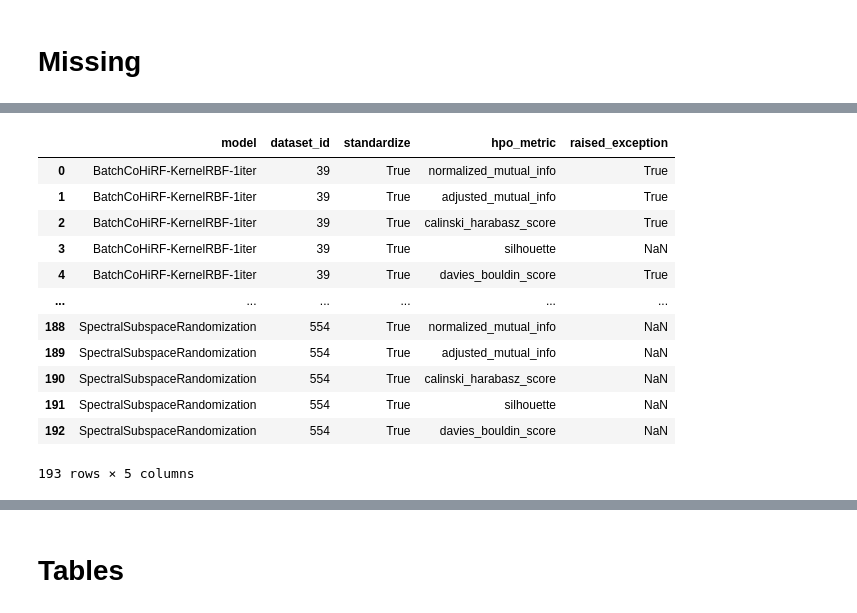
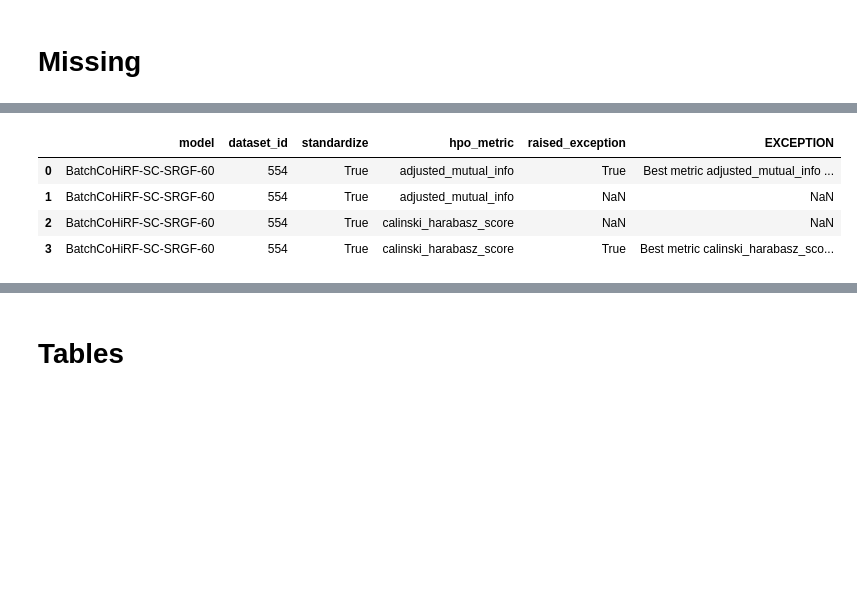
Before and after one commit to BrunoBelucci/cohirf, a Jupyter notebook: analyze_results/analyze_runs_openml_v2.ipynb, the cells around one changed output, grey strips where cells are left out. Cells and saved outputs as stored; diff of their text form; code cells hidden in the pictures; blank space fills up the shorter version.

```diff
--- a/analyze_results/analyze_runs_openml_v2.ipynb
+++ b/analyze_results/analyze_runs_openml_v2.ipynb
@@ -121,6 +124,7 @@ df_runs_raw = df_runs_raw.join(dataset_characteristics, on='dataset_id', rsuffix
 df_runs_raw.to_csv(results_dir / 'df_runs_raw.csv', index=True)
 # %%
 df_runs_raw = pd.read_csv(results_dir / "df_runs_raw.csv", index_col=0)
+df_runs_raw["model"] = df_runs_raw["model"] + "-" + df_runs_raw["n_trials"].astype(str)
 # mask = df_runs_raw["model"].str.contains("CoHiRF")
 # df_runs_raw.loc[mask, "model"] = df_runs_raw.loc[mask].apply(lambda row: f"{row['model']}-{row['n_trials']}", axis=1)
 df_runs_raw_parents = df_runs_raw.copy()
@@ -280,31 +373,17 @@ model_nickname
 # %%
 model_nickname = [
-    # "AffinityPropagation",
-    # "AverageAgglomerativeClustering",
-    # "BatchCoHiRF",
-    "BatchCoHiRF-1iter",
-    # "BatchCoHiRF-DBSCAN",
-    "BatchCoHiRF-DBSCAN-1iter",
-    "BatchCoHiRF-KernelRBF-1iter",
-    "BatchCoHiRF-SC-SRGF",
-    # "Clique",
-    "CoHiRF",
-    "CoHiRF-DBSCAN",
-    "CoHiRF-KernelRBF",
-    # "CompleteAgglomerativeClustering",
-    "DBSCAN",
-    # "HDBSCAN",
-    # "IRFLLRR",
-    "KMeans",
-    # "KMeansProj",
-    "KernelRBFKMeans",
-    # "MeanShift",
-    # "OPTICS",
-    # "Proclus",
-    # "SingleAgglomerativeClustering",
-    # "SpectralClustering",
-    "SpectralSubspaceRandomization",
-    # "WardAgglomerativeClustering",
+    # "BatchCoHiRF-1iter-60",
+    # "BatchCoHiRF-DBSCAN-1iter-60",
+    # "BatchCoHiRF-KernelRBF-1iter-60",
+    "BatchCoHiRF-SC-SRGF-60",
+    # "CoHiRF-60",
+    # "CoHiRF-DBSCAN-60",
+    # "CoHiRF-KernelRBF-60",
+	# "CoHiRF-SC-SRGF-60",
+    # "DBSCAN-60",
+    # "KMeans-60",
+    # "KernelRBFKMeans-60",
+    # "SpectralSubspaceRandomization-60",
 ]
 # %%
 non_duplicate_columns = [
@@ -414,24 +435,16 @@ df_missing_others
 # %%
 # Join df_runs_raw_parents into df_missing using non_duplicate_columns to get the EXCEPTION column
-df_missing_with_exception = df_missing_others.merge(
-    df_runs_raw_parents[non_duplicate_columns + ["raised_exception"]],
+df_missing_with_exception = df_missing.merge(
+    df_runs_raw_parents[non_duplicate_columns + ["raised_exception", "EXCEPTION"]],
     how="left",
     left_on=["model", "dataset_id", "standardize", "hpo_metric"],
     right_on=["model", "dataset_id", "standardize", "hpo_metric"],
 )
-df_missing_with_exception[["model", "dataset_id", "standardize", "hpo_metric", "raised_exception"]]
+df_missing_with_exception[["model", "dataset_id", "standardize", "hpo_metric", "raised_exception", "EXCEPTION"]]
 # %% [output]
-|  | model | dataset_id | standardize | hpo_metric | raised_exception |
-| 0 | BatchCoHiRF-KernelRBF-1iter | 39 | True | normalized_mutual_info | True |
-| 1 | BatchCoHiRF-KernelRBF-1iter | 39 | True | adjusted_mutual_info | True |
-| 2 | BatchCoHiRF-KernelRBF-1iter | 39 | True | calinski_harabasz_score | True |
-| 3 | BatchCoHiRF-KernelRBF-1iter | 39 | True | silhouette | NaN |
-| 4 | BatchCoHiRF-KernelRBF-1iter | 39 | True | davies_bouldin_score | True |
-| ... | ... | ... | ... | ... | ... |
-| 188 | SpectralSubspaceRandomization | 554 | True | normalized_mutual_info | NaN |
-| 189 | SpectralSubspaceRandomization | 554 | True | adjusted_mutual_info | NaN |
-| 190 | SpectralSubspaceRandomization | 554 | True | calinski_harabasz_score | NaN |
-| 191 | SpectralSubspaceRandomization | 554 | True | silhouette | NaN |
-| 192 | SpectralSubspaceRandomization | 554 | True | davies_bouldin_score | NaN |
+|  | model | dataset_id | standardize | hpo_metric | raised_exception | EXCEPTION |
+| 0 | BatchCoHiRF-SC-SRGF-60 | 554 | True | adjusted_mutual_info | True | Best metric adjusted_mutual_info ... |
+| 1 | BatchCoHiRF-SC-SRGF-60 | 554 | True | adjusted_mutual_info | NaN | NaN |
+| 2 | BatchCoHiRF-SC-SRGF-60 | 554 | True | calinski_harabasz_score | NaN | NaN |
+| 3 | BatchCoHiRF-SC-SRGF-60 | 554 | True | calinski_harabasz_score | True | Best metric calinski_harabasz_sco... |
-193 rows × 5 columns
 # %%
```
Also changed, not shown: parts of 47 cells of this notebook, 8 other files.
